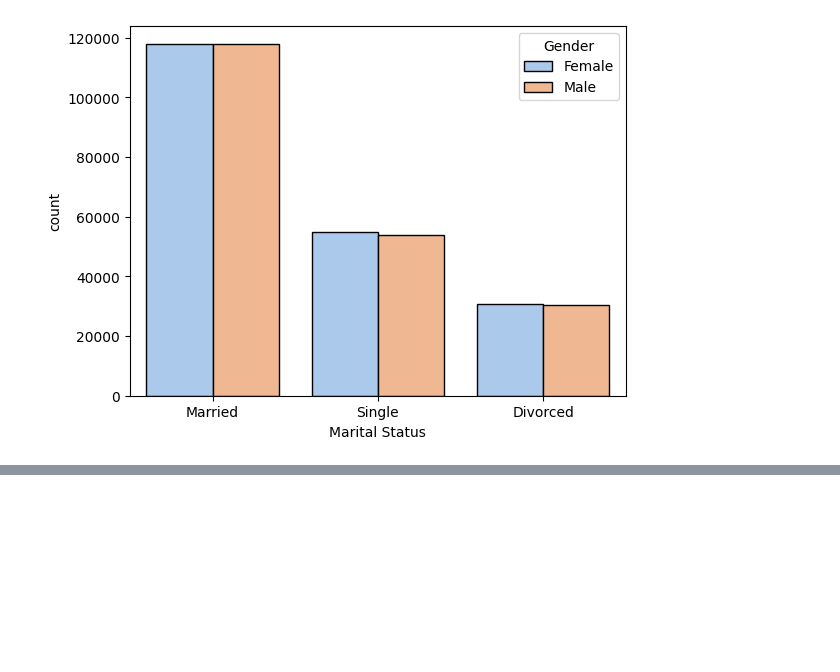
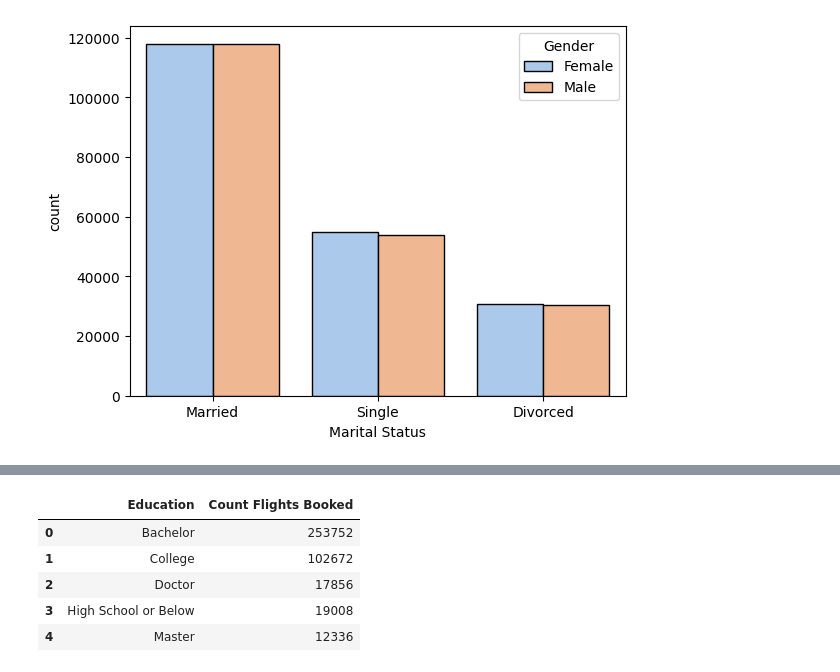
Before and after one commit to Adalab/bda-modulo-3-evaluacion-final-FrancaTortaroloo, a Jupyter notebook: Respuestas.ipynb, the cells around one changed output, grey strips where cells are left out. Cells and saved outputs as stored; diff of their text form; code cells hidden in the pictures; blank space fills up the shorter version.

```diff
--- a/Respuestas.ipynb
+++ b/Respuestas.ipynb
@@ -479,0 +501,13 @@ sns.countplot(x = "Marital Status",
+# %%
+# Crear columnas nuevas y hacer el conteo de 'Flights Booked' por nivel educativo
+df_agrupado = df_nuevo.groupby('Education').agg({'Flights Booked': 'count'}).reset_index()
+df_agrupado.columns = ['Education', 'Count Flights Booked']
+# %%
+df_agrupado
+# %% [output]
+|  | Education | Count Flights Booked |
+| 0 | Bachelor | 253752 |
+| 1 | College | 102672 |
+| 2 | Doctor | 17856 |
+| 3 | High School or Below | 19008 |
+| 4 | Master | 12336 |
```
Also changed, not shown: parts of 16 cells of this notebook.
